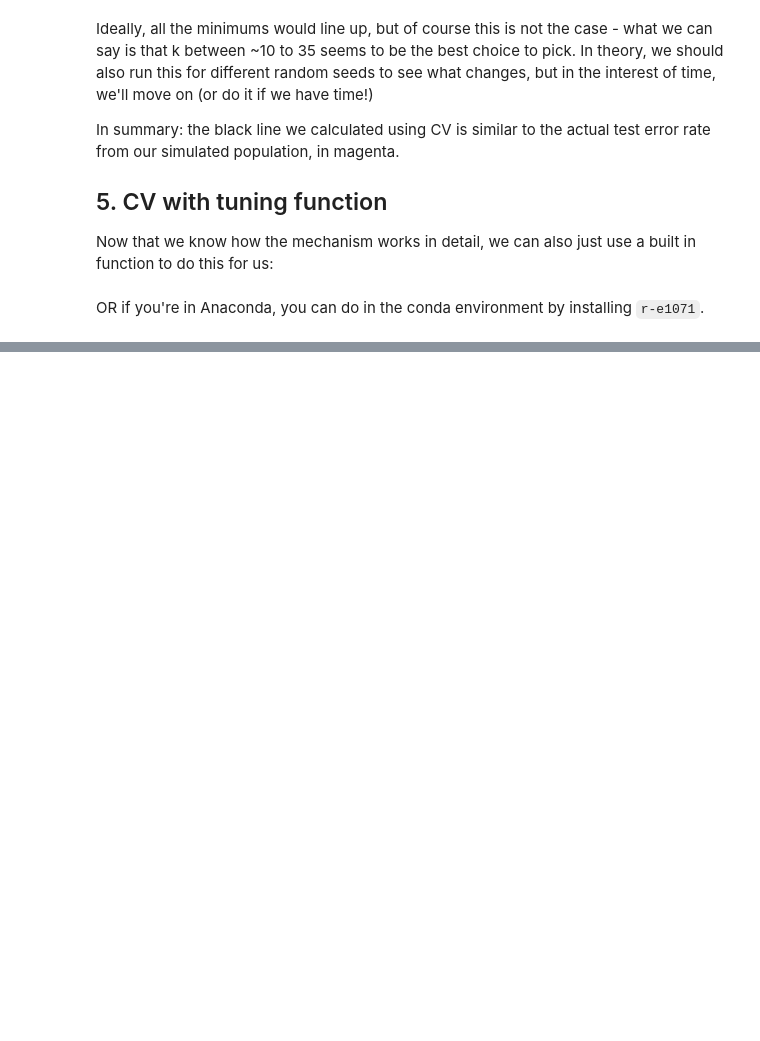
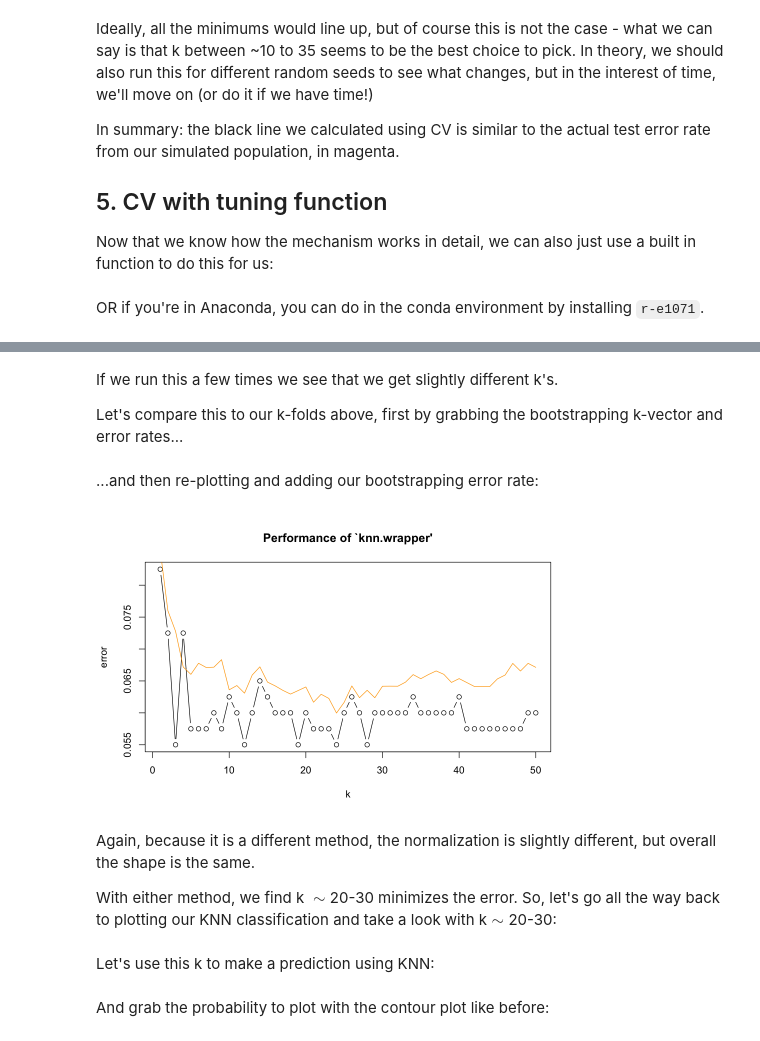
Before and after one commit to jnaiman/is542_spring2020, a Jupyter notebook: week15/prep_knn_to_CV_part1.ipynb, the cells around one changed output, grey strips where cells are left out. Cells and saved outputs as stored; diff of their text form; code cells hidden in the pictures; blank space fills up the shorter version.

```diff
--- a/week15/prep_knn_to_CV_part1.ipynb
+++ b/week15/prep_knn_to_CV_part1.ipynb
@@ -514,0 +621,2 @@ OR if you're in Anaconda, you can do in the conda environment by installing `r-e
+# %%
+knn_boot = tune.knn(x = x, y = y, k = 1:50,tunecontrol=tune.control(sampling = "boot") )
@@ -514,0 +643,21 @@ OR if you're in Anaconda, you can do in the conda environment by installing `r-e
+# %% [markdown]
+If we run this a few times we see that we get slightly different k's.
+
+Let's compare this to our k-folds above, first by grabbing the bootstrapping k-vector and error rates...
+# %%
+k_boot = knn_boot$performances$k
+err_boot = knn_boot$performances$error
+# %% [markdown]
+...and then re-plotting and adding our bootstrapping error rate:
+# %%
+plot(knn_kfold_5) # knn plot
+
+# line from bootstrapping:
+lines(k_boot, err_boot, col="orange")
+# %% [output]
+[figure, added]
+# %% [markdown]
+Again, because it is a different method, the normalization is slightly different, but overall the shape is the same.
+
+
+With either method, we find k $\sim$20-30 minimizes the error.  So, let's go all the way back to plotting our KNN classification and take a look with k$\sim$20-30:
@@ -514,0 +666,2 @@ OR if you're in Anaconda, you can do in the conda environment by installing `r-e
+# %% [markdown]
+Let's use this k to make a prediction using KNN:
@@ -514,0 +670,2 @@ OR if you're in Anaconda, you can do in the conda environment by installing `r-e
+# %% [markdown]
+And grab the probability to plot with the contour plot like before:
```
Also changed, not shown: parts of 32 cells of this notebook, 2 other files.
